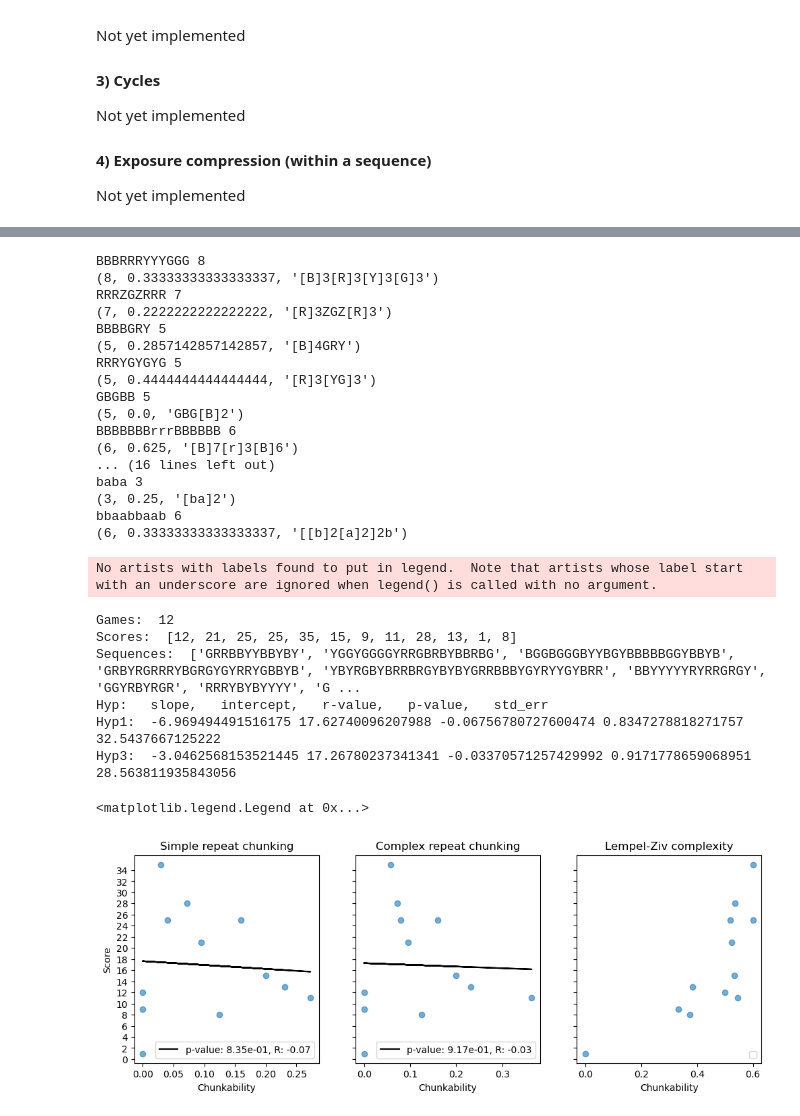
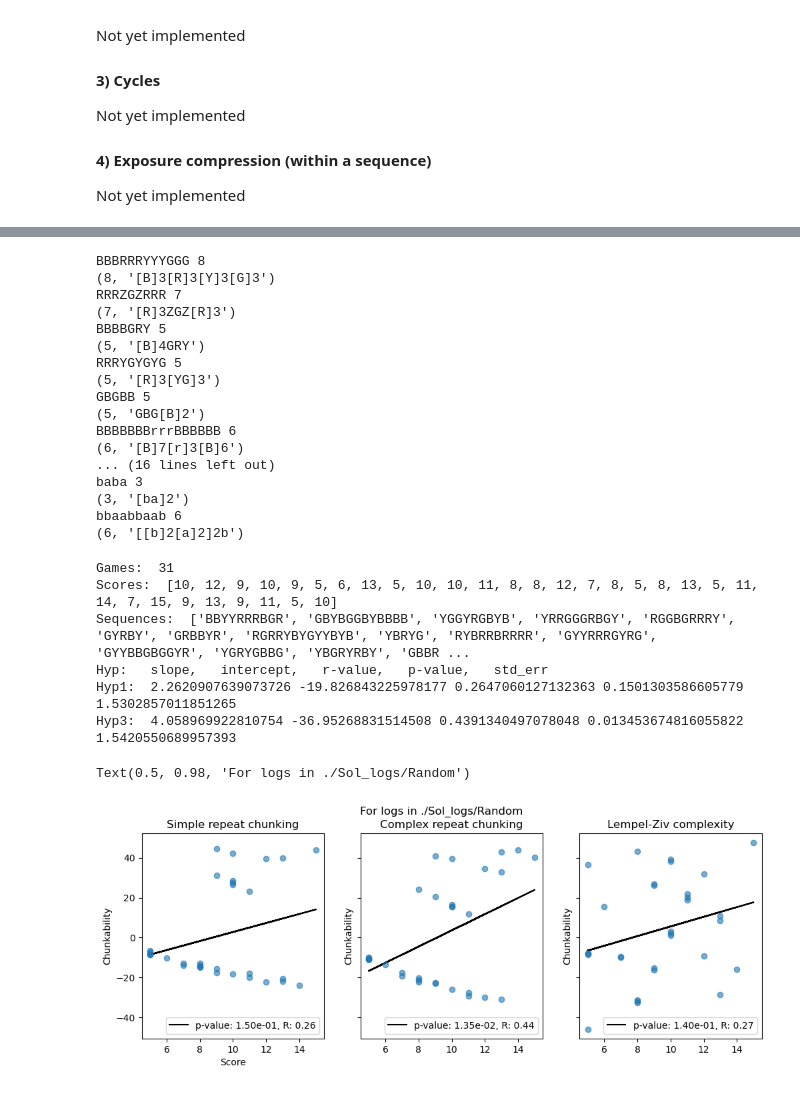
Before and after one commit to qsimeon/PSY1401Projects, a Jupyter notebook: final_project/RepeatsScheme.ipynb, the cells around one changed output, grey strips where cells are left out. Saved outputs shown, nothing was run; the diff lists cells and outputs as text; code cells hidden in the pictures.

```diff
--- a/final_project/RepeatsScheme.ipynb
+++ b/final_project/RepeatsScheme.ipynb
@@ -123,8 +63,4 @@ abbabbabba 10
 # %%
-# coding scheme 3: including complex repeats (multi-item and nesting).
-def hyp3(seq):
-    return repeat_chunking(seq, single_only=False)
-
 # Testing hyp3 code
 test_sequences = ['BBBRRRYYYGGG', 'RRRZGZRRR', 'BBBBGRY', 'RRRYGYGYG', 'GBGBB',
                 'BBBBBBBrrrBBBBBB', 'GRGRGRZDZDZDZTTTTTTTGGG', 'ababcdcdababcdcd',
@@ -132,25 +68,25 @@ test_sequences = ['BBBRRRYYYGGG', 'RRRZGZRRR', 'BBBBGRY', 'RRRYGYGYG', 'GBGBB',
                 'bbbaaabbbaaa', 'bbaabbaa', 'baba', 'bbaabbaab']
 answers = [8, 7, 5, 5, 5, 6, 11, 7, 5, 4, 6, 5, 5, 5, 3, 6]
 
-test_coding_scheme(hyp3, test_sequences, answers)
+test_coding_scheme(complex_repeat_scheme, test_sequences, answers)
 # %% [output]
 BBBRRRYYYGGG 8
-(8, 0.33333333333333337, '[B]3[R]3[Y]3[G]3')
+(8, '[B]3[R]3[Y]3[G]3')
 RRRZGZRRR 7
-(7, 0.2222222222222222, '[R]3ZGZ[R]3')
+(7, '[R]3ZGZ[R]3')
 BBBBGRY 5
-(5, 0.2857142857142857, '[B]4GRY')
+(5, '[B]4GRY')
 RRRYGYGYG 5
-(5, 0.4444444444444444, '[R]3[YG]3')
+(5, '[R]3[YG]3')
 GBGBB 5
-(5, 0.0, 'GBG[B]2')
+(5, 'GBG[B]2')
 BBBBBBBrrrBBBBBB 6
-(6, 0.625, '[B]7[r]3[B]6')
+(6, '[B]7[r]3[B]6')
 ... (16 lines left out)
 baba 3
-(3, 0.25, '[ba]2')
+(3, '[ba]2')
 bbaabbaab 6
-(6, 0.33333333333333337, '[[b]2[a]2]2b')
+(6, '[[b]2[a]2]2b')
 # %%
 import os
 import pandas as pd
@@ -255,38 +144,40 @@ def get_chunkabilities_from_logs(data_path):
 
     return scores, sequences, chunk1, chunk2, chunk3
 # %%
-data_path = './Hokyung_logs' # './Sol_logs/Random' # './Quilee_logs' # './Jack_logs' #
-scores, sequences, chunk1, chunk2, chunk3 = get_chunkabilities_from_logs(data_path)
+data_path = './Sol_logs/Random' # './Hokyung_logs' # './Quilee_logs' # './Jack_logs' #
+scores, sequences, chunk1, chunk2, chunk3 = get_chunkabilities_from_logs(data_path, get_chunkability=get_chunkability_percentile)
 
-m1, b1, r1, p1, std_err1 = stats.linregress(chunk1, scores)
-m3, b3, r3, p3, std_err3 = stats.linregress(chunk3, scores)
+m1, b1, r1, p1, std_err1 = stats.linregress(scores, chunk1)
+m2, b2, r2, p2, std_err2 = stats.linregress(scores, chunk2)
+m3, b3, r3, p3, std_err3 = stats.linregress(scores, chunk3)
 
 print('Hyp:   slope,   intercept,   r-value,   p-value,   std_err')
 print('Hyp1: ', m1, b1, r1, p1, std_err1)
 print('Hyp3: ', m3, b3, r3, p3, std_err3)
 
 fig, ax = plt.subplots(1, 3, figsize=(12, 4), sharex=False, sharey=True)
-ax[0].scatter(chunk1, scores, alpha=0.6)
-ax[1].scatter(chunk3, scores, alpha=0.6)
-ax[2].scatter(chunk2, scores, alpha=0.6)
-ax[0].set(xlabel='Chunkability', ylabel='Score', title='Simple repeat chunking',
-          yticks=np.arange(0, np.max(scores)+1, 2))
-ax[1].set(xlabel='Chunkability', title='Complex repeat chunking')
-ax[2].set(xlabel='Chunkability', title='Lempel-Ziv complexity')
-ax[0].plot(np.array(chunk1), m1*np.array(chunk1) + b1, color='k', zorder=0,
+ax[0].scatter(scores, chunk1, alpha=0.6)
+ax[1].scatter(scores, chunk3, alpha=0.6)
+ax[2].scatter(scores, chunk2, alpha=0.6)
+ax[0].set(ylabel='Chunkability', xlabel='Score', title='Simple repeat chunking')
+ax[1].set(ylabel='Chunkability', title='Complex repeat chunking')
+ax[2].set(ylabel='Chunkability', title='Lempel-Ziv complexity')
+ax[0].plot(np.array(scores), m1*np.array(scores) + b1, color='k', zorder=0,
            label=f'p-value: {p1:.2e}, R: {r1:.2f}')
-ax[1].plot(np.array(chunk3), m3*np.array(chunk3) + b3, color='k', zorder=0,
+ax[1].plot(np.array(scores), m3*np.array(scores) + b3, color='k', zorder=0,
            label=f'p-value: {p3:.2e}, R: {r3:.2f}')
+ax[2].plot(np.array(scores), m2*np.array(scores) + b2, color='k', zorder=0,
+              label=f'p-value: {p2:.2e}, R: {r2:.2f}')
 ax[0].legend(loc='lower right')
 ax[1].legend(loc='lower right')
 ax[2].legend(loc='lower right')
+fig.suptitle(f'For logs in {data_path}')
 # %% [output]
-No artists with labels found to put in legend.  Note that artists whose label start with an underscore are ignored when legend() is called with no argument.
+Games:  31
+Scores:  [10, 12, 9, 10, 9, 5, 6, 13, 5, 10, 10, 11, 8, 8, 12, 7, 8, 5, 8, 13, 5, 11, 14, 7, 15, 9, 13, 9, 11, 5, 10]
+Sequences:  ['BBYYRRRBGR', 'GBYBGGBYBBBB', 'YGGYRGBYB', 'YRRGGGRBGY', 'RGGBGRRRY', 'GYRBY', 'GRBBYR', 'RGRRYBYGYYBYB', 'YBRYG', 'RYBRRBRRRR', 'GYYRRRGYRG', 'GYYBBGBGGYR', 'YGRYGBBG', 'YBGRYRBY', 'GBBR ...
+Hyp:   slope,   intercept,   r-value,   p-value,   std_err
+Hyp1:  2.2620907639073726 -19.826843225978177 0.2647060127132363 0.1501303586605779 1.5302857011851265
+Hyp3:  4.058969922810754 -36.95268831514508 0.4391340497078048 0.013453674816055822 1.5420550689957393
-Games:  12
-Scores:  [12, 21, 25, 25, 35, 15, 9, 11, 28, 13, 1, 8]
-Sequences:  ['GRRBBYYBBYBY', 'YGGYGGGGYRRGBRBYBBRBG', 'BGGBGGGBYYBGYBBBBBGGYBBYB', 'GRBYRGRRRYBGRGYGYRRYGBBYB', 'YBYRGBYBRRBRGYBYBYGRRBBBYGYRYYGYBRR', 'BBYYYYYRYRRGRGY', 'GGYRBYRGR', 'RRRYBYBYYYY', 'G ...
-Hyp:   slope,   intercept,   r-value,   p-value,   std_err
-Hyp1:  -6.969494491516175 17.62740096207988 -0.06756780727600474 0.8347278818271757 32.5437667125222
-Hyp3:  -3.0462568153521445 17.26780237341341 -0.03370571257429992 0.9171778659068951 28.563811935843056
+Text(0.5, 0.98, 'For logs in ./Sol_logs/Random')
-<matplotlib.legend.Legend at 0x...>
-[figure, old version]
+[figure, new version]
```
Also changed, not shown: parts of 8 cells of this notebook, 1 other file.
